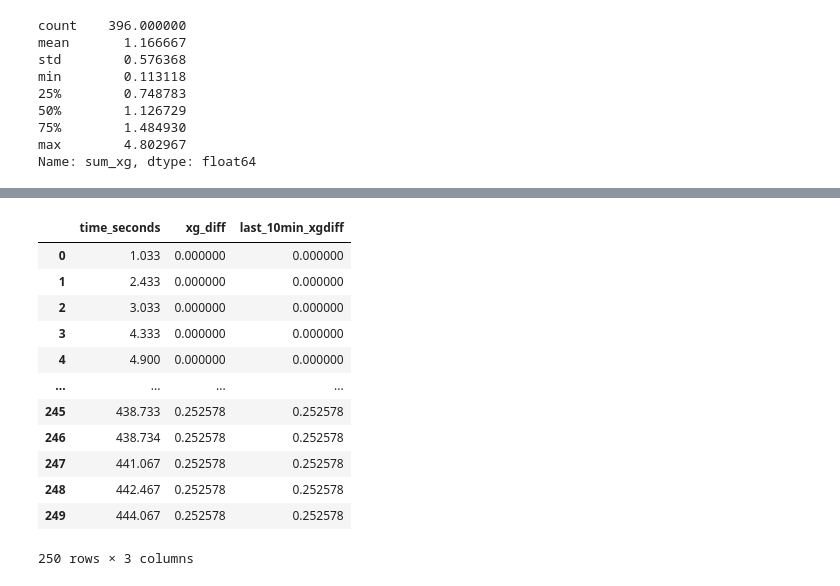
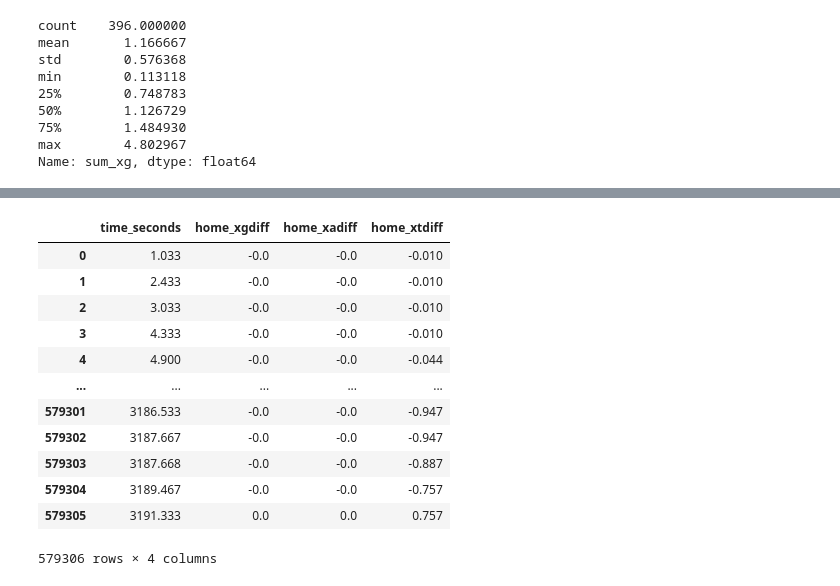
Before and after one commit to bories97/Python, a Jupyter notebook: 공모전 데이터/K-league 데이터 분석.ipynb, the cells around one changed output, grey strips where cells are left out. Drawn from its saved outputs; the diff is of its cells as text; code cells hidden in the pictures.

```diff
--- a/공모전 데이터/K-league 데이터 분석.ipynb
+++ b/공모전 데이터/K-league 데이터 분석.ipynb
@@ -715,0 +707,20 @@ soccer_df = soccer_df.groupby('game_id', group_keys = False).apply(last_10min_xg
+# %%
+soccer_df = soccer_df.groupby('game_id', group_keys=False).apply(last_10min_diff, col='xg_diff')
+# %%
+soccer_df = soccer_df.groupby('game_id', group_keys=False).apply(last_10min_diff, col='xa_diff')
+# %%
+soccer_df = soccer_df.groupby('game_id', group_keys=False).apply(last_10min_diff, col='xt_diff')
+# %%
+# home_team 관점의 xg, xt, xa차이 값을 만들기
+
+soccer_df['home_xgdiff'] = np.where(soccer_df['ishome'] == 1,
+                                      soccer_df['last_10min_xg_diff'],
+                                      -soccer_df['last_10min_xg_diff'])
+
+soccer_df['home_xadiff'] = np.where(soccer_df['ishome'] == 1,
+                                      soccer_df['last_10min_xa_diff'],
+                                      -soccer_df['last_10min_xa_diff'])
+
+soccer_df['home_xtdiff'] = np.where(soccer_df['ishome'] == 1,
+                                      soccer_df['last_10min_xt_diff'],
+                                      -soccer_df['last_10min_xt_diff'])
@@ -716,16 +742,16 @@ soccer_df = soccer_df.groupby('game_id', group_keys = False).apply(last_10min_xg
 # %%
-soccer_df[['time_seconds', 'xg_diff', 'last_10min_xgdiff']].head(250)
+soccer_df[['time_seconds', 'home_xgdiff', 'home_xadiff', 'home_xtdiff']]
 # %% [output]
-|  | time_seconds | xg_diff | last_10min_xgdiff |
-| 0 | 1.033 | 0.000000 | 0.000000 |
-| 1 | 2.433 | 0.000000 | 0.000000 |
-| 2 | 3.033 | 0.000000 | 0.000000 |
-| 3 | 4.333 | 0.000000 | 0.000000 |
-| 4 | 4.900 | 0.000000 | 0.000000 |
-| ... | ... | ... | ... |
-| 245 | 438.733 | 0.252578 | 0.252578 |
-| 246 | 438.734 | 0.252578 | 0.252578 |
-| 247 | 441.067 | 0.252578 | 0.252578 |
-| 248 | 442.467 | 0.252578 | 0.252578 |
-| 249 | 444.067 | 0.252578 | 0.252578 |
+|  | time_seconds | home_xgdiff | home_xadiff | home_xtdiff |
+| 0 | 1.033 | -0.0 | -0.0 | -0.010 |
+| 1 | 2.433 | -0.0 | -0.0 | -0.010 |
+| 2 | 3.033 | -0.0 | -0.0 | -0.010 |
+| 3 | 4.333 | -0.0 | -0.0 | -0.010 |
+| 4 | 4.900 | -0.0 | -0.0 | -0.044 |
+| ... | ... | ... | ... | ... |
+| 579301 | 3186.533 | -0.0 | -0.0 | -0.947 |
+| 579302 | 3187.667 | -0.0 | -0.0 | -0.947 |
+| 579303 | 3187.668 | -0.0 | -0.0 | -0.887 |
+| 579304 | 3189.467 | -0.0 | -0.0 | -0.757 |
+| 579305 | 3191.333 | 0.0 | 0.0 | 0.757 |
-250 rows × 3 columns
+579306 rows × 4 columns
```
Also changed, not shown: parts of 86 cells of this notebook.
